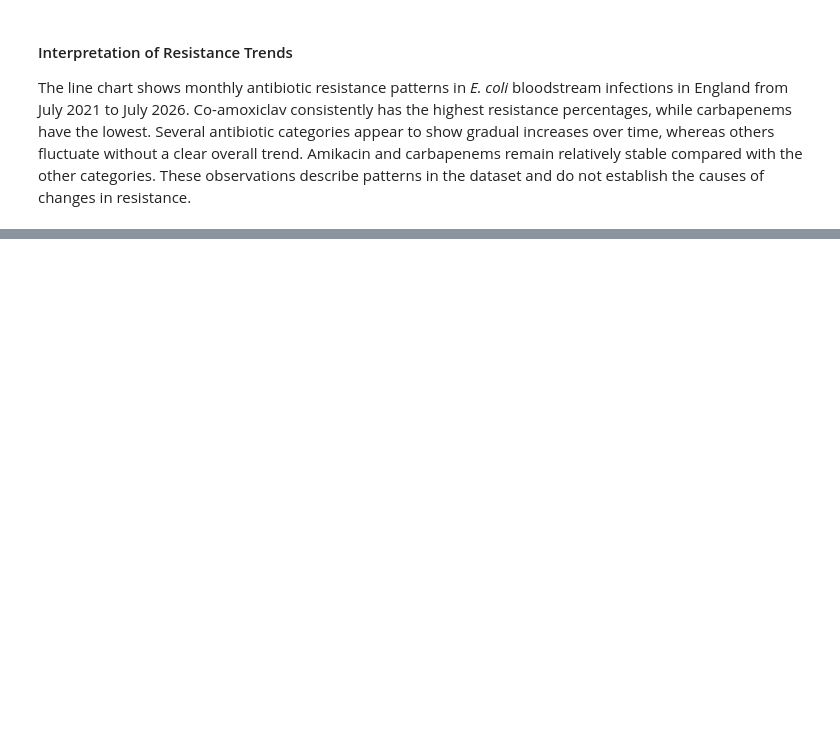
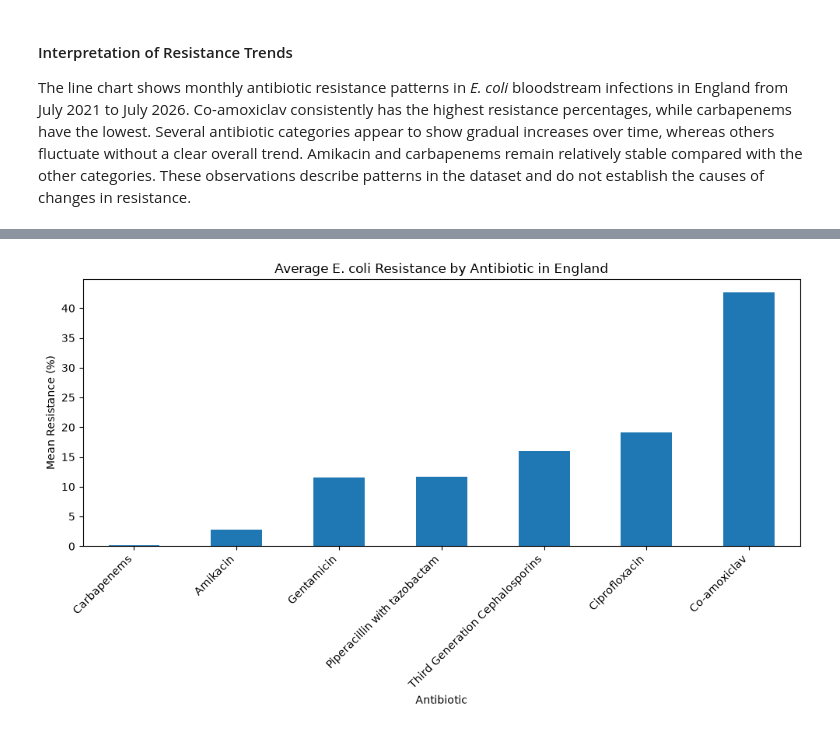
Before and after one commit to kavithasreesai30-del/antibiotic-resistance-assessment-3, a Jupyter notebook: notebooks/ethical_practice_data_analysis.ipynb, the cells around one changed output, grey strips where cells are left out. Cells and saved outputs as stored; diff of their text form; code cells hidden in the pictures; blank space fills up the shorter version.

Commit message:
Add average resistance bar chart and interpretation

```diff
--- a/notebooks/ethical_practice_data_analysis.ipynb
+++ b/notebooks/ethical_practice_data_analysis.ipynb
@@ -667,0 +676,17 @@ The line chart shows monthly antibiotic resistance patterns in *E. coli* bloodst
+# %%
+# Calculate the mean resistance percentage for each antibiotic
+mean_resistance = df.groupby("stratum")["metric_value"].mean().sort_values()
+
+# Create a bar chart
+plt.figure(figsize=(10, 6))
+mean_resistance.plot(kind="bar")
+
+# Add chart labels and formatting
+plt.title("Average E. coli Resistance by Antibiotic in England")
+plt.xlabel("Antibiotic")
+plt.ylabel("Mean Resistance (%)")
+plt.xticks(rotation=45, ha="right")
+plt.tight_layout()
+plt.show()
+# %% [output]
+[figure, added]
```
Also changed, not shown: parts of 3 cells of this notebook.
